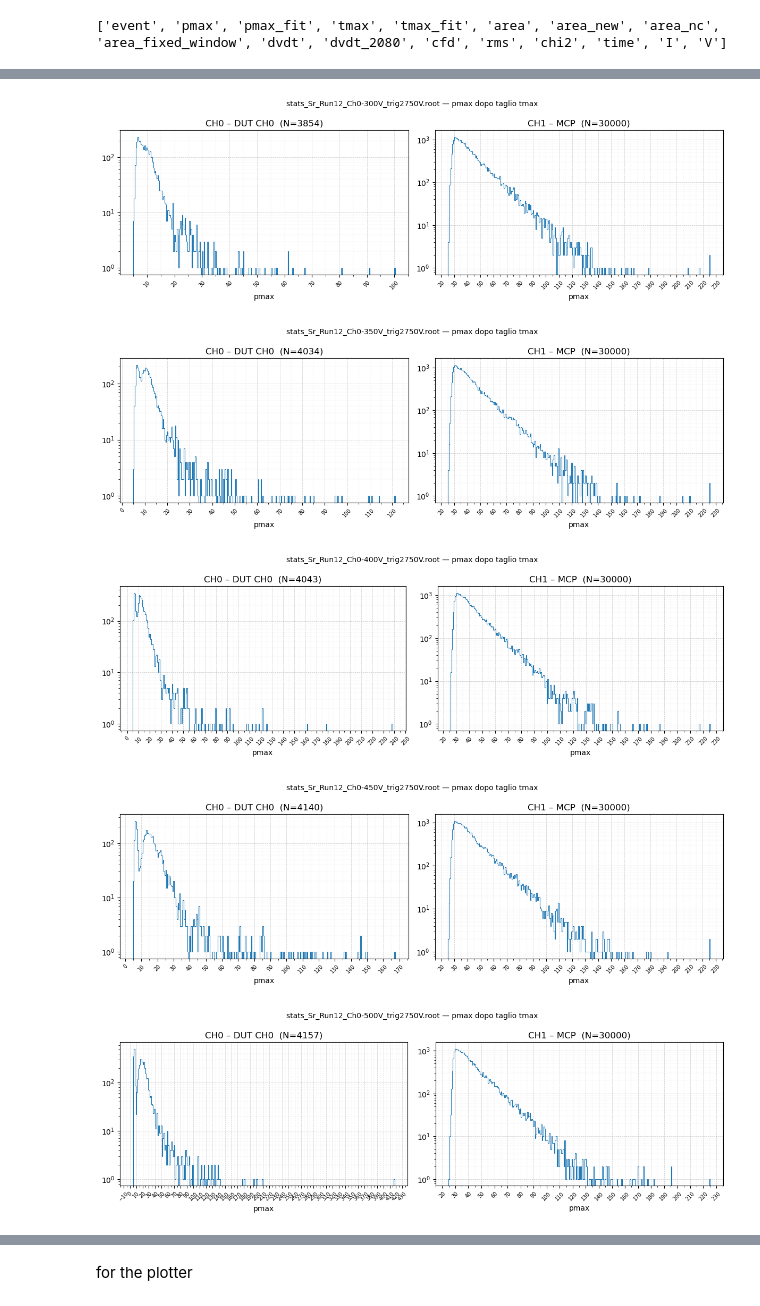
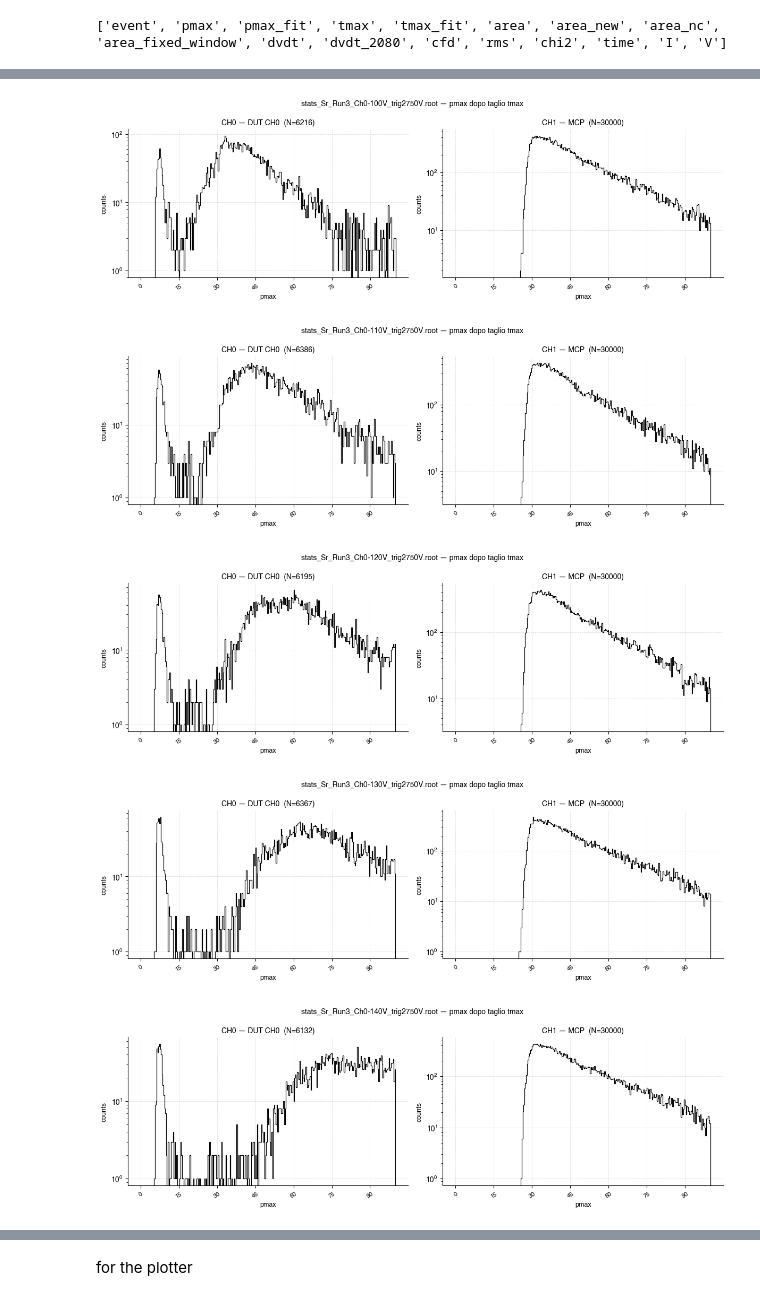
Before and after one commit to leonardolanteri/Beta_analyzer, a Jupyter notebook: beta_analyzer.ipynb, the cells around one changed output, grey strips where cells are left out. Cells and saved outputs as stored; diff of their text form; code cells hidden in the pictures.

```diff
--- a/beta_analyzer.ipynb
+++ b/beta_analyzer.ipynb
@@ -35,8 +47,8 @@ DUT channels   : [0]
 MCP channel    : 1
 Pairs CFD      : [(0, 1)]
 # %%
-#DATA_DIR = "/Users/leonardolanteri/Desktop/PhD/Data+Plots+Macros/ETL/BETA 2026/HPK6/Run5_HPK6_TS_S2A_LGAD-B_15E15"
-DATA_DIR = "/Users/leonardolanteri/Desktop/PhD/Data+Plots+Macros/ETL/BETA 2026/FBK/Run12_PRE_LF-FBK_QC-TS_W16_S9_LGAD-B_15e15"
+DATA_DIR = "/Users/leonardolanteri/Desktop/PhD/Data+Plots+Macros/ETL/BETA 2026/HPK6/Run3_HPK6_TS_S4A_LGAD-B"
+#DATA_DIR = "/Users/leonardolanteri/Desktop/PhD/Data+Plots+Macros/ETL/BETA 2026/FBK/Run12_PRE_LF-FBK_QC-TS_W16_S9_LGAD-B_15e15"
 root_files = sorted(glob.glob(os.path.join(DATA_DIR, "*.root")))
 print(f"Found {len(root_files)} files:")
 for f in root_files:
@@ -103,11 +117,12 @@ for filepath in root_files:
 # cuts_tmax[ch] = lista di tuple (t_min, t_max) [ns], una per file
 # Usa -np.inf / np.inf per nessun taglio su un lato
 
-cuts_tmax = {ch: [(0.5, 1.8)] * n for ch in DUT_CHANNELS}
+_n = len(root_files)
+cuts_tmax = {ch: [(0.9, 1.5)] * _n for ch in DUT_CHANNELS}
 
 # Esempio:
-# cuts_tmax[0] = [(5.0, 15.0)] * n   # stessa finestra per tutti i file
-# cuts_tmax[0] = [(5.0, 15.0), (5.0, 14.0), ...]  # diversa per ogni file
+# cuts_tmax[0] = [(0.5, 1.8)] * _n        # stessa finestra per tutti i file
+# cuts_tmax[0] = [(0.5, 1.8), (0.4, 1.7), ...]  # diversa per ogni file
 
 print("File order:")
 for i, f in enumerate(root_files):
@@ -120,43 +147,42 @@ NameError: name 'n' is not defined
 # %%
 # ── pmax plots filtrati per tmax (DUT channels) ───────────────────────────────
 PMAX_BINS  = 300
-XTICK_STEP = 10
+PMAX_RANGE = (0,100)    # es. (0, 500)   range x di pmax; None = automatico
 
 for i, filepath in enumerate(root_files):
     fname = os.path.basename(filepath)
     with uproot.open(filepath) as f:
         pmax_ak = f["Analysis"]["pmax"].array(library="ak")
         tmax_ak = f["Analysis"]["tmax"].array(library="ak")
 
-    fig, axes = plt.subplots(1, N_CHANNELS, figsize=(6 * N_CHANNELS, 4))
+    fig, axes = plt.subplots(1, N_CHANNELS, figsize=(6*N_CHANNELS, 4))
     if N_CHANNELS == 1:
         axes = [axes]
-    fig.suptitle(f"{fname} — pmax dopo taglio tmax", fontsize=10)
+    fig.patch.set_facecolor('white')
+    fig.suptitle(f"{fname} — pmax dopo taglio tmax", fontsize=10, fontweight='bold')
 
     for ch in range(N_CHANNELS):
         lbl = 'MCP' if HAS_MCP and ch == MCP_CHANNEL else f'DUT CH{ch}'
         pm = ak.to_numpy(pmax_ak[:, ch]).astype(float)
         if ch in DUT_CHANNELS:
             tm = ak.to_numpy(tmax_ak[:, ch]).astype(float)
-            t_lo, t_hi = cuts_tmax[ch][i]
-            tmax_mask = (tm >= t_lo) & (tm <= t_hi)
-            pm = pm[tmax_mask]
+            t_lo, t_hi = cuts_tmax[ch][i] if i < len(cuts_tmax[ch]) else (-np.inf, np.inf)
+            pm = pm[(tm >= t_lo) & (tm <= t_hi)]
         ax = axes[ch]
-        ax.hist(pm, bins=PMAX_BINS, log=True, histtype='step', linewidth=0.8)
-        ax.set_title(f"CH{ch} – {lbl}  (N={len(pm)})")
-        ax.set_xlabel("pmax")
-        ax.xaxis.set_major_locator(plt.MultipleLocator(XTICK_STEP))
-        ax.xaxis.set_minor_locator(plt.MultipleLocator(XTICK_STEP / 2))
-        ax.tick_params(axis='x', labelsize=7, rotation=45)
-        ax.grid(True, which='major', linestyle='--', linewidth=0.5, alpha=0.7)
-        ax.grid(True, which='minor', linestyle=':', linewidth=0.3, alpha=0.5)
-        ax.set_axisbelow(True)
+        _style_ax(ax)
+        ax.hist(pm, bins=PMAX_BINS, range=PMAX_RANGE, log=True, histtype='step',
+                color='black', linewidth=0.9)
+        ax.set_title(f"CH{ch} — {lbl}  (N={len(pm)})", fontsize=10)
+        ax.set_xlabel("pmax", fontsize=9)
+        ax.set_ylabel("counts", fontsize=9)
+        ax.xaxis.set_major_locator(plt.MaxNLocator(nbins=8, prune='both'))
+        ax.tick_params(axis='x', labelsize=8, rotation=30)
 
     plt.tight_layout()
     plt.show()
 # %% [output]
-[figure, old version]
+[figure, new version]
-[figure, old version]
+[figure, new version]
-[figure, old version]
+[figure, new version]
-[figure, old version]
+[figure, new version]
-[figure, old version]
+[figure, new version]
```
Also changed, not shown: parts of 10 cells of this notebook.
